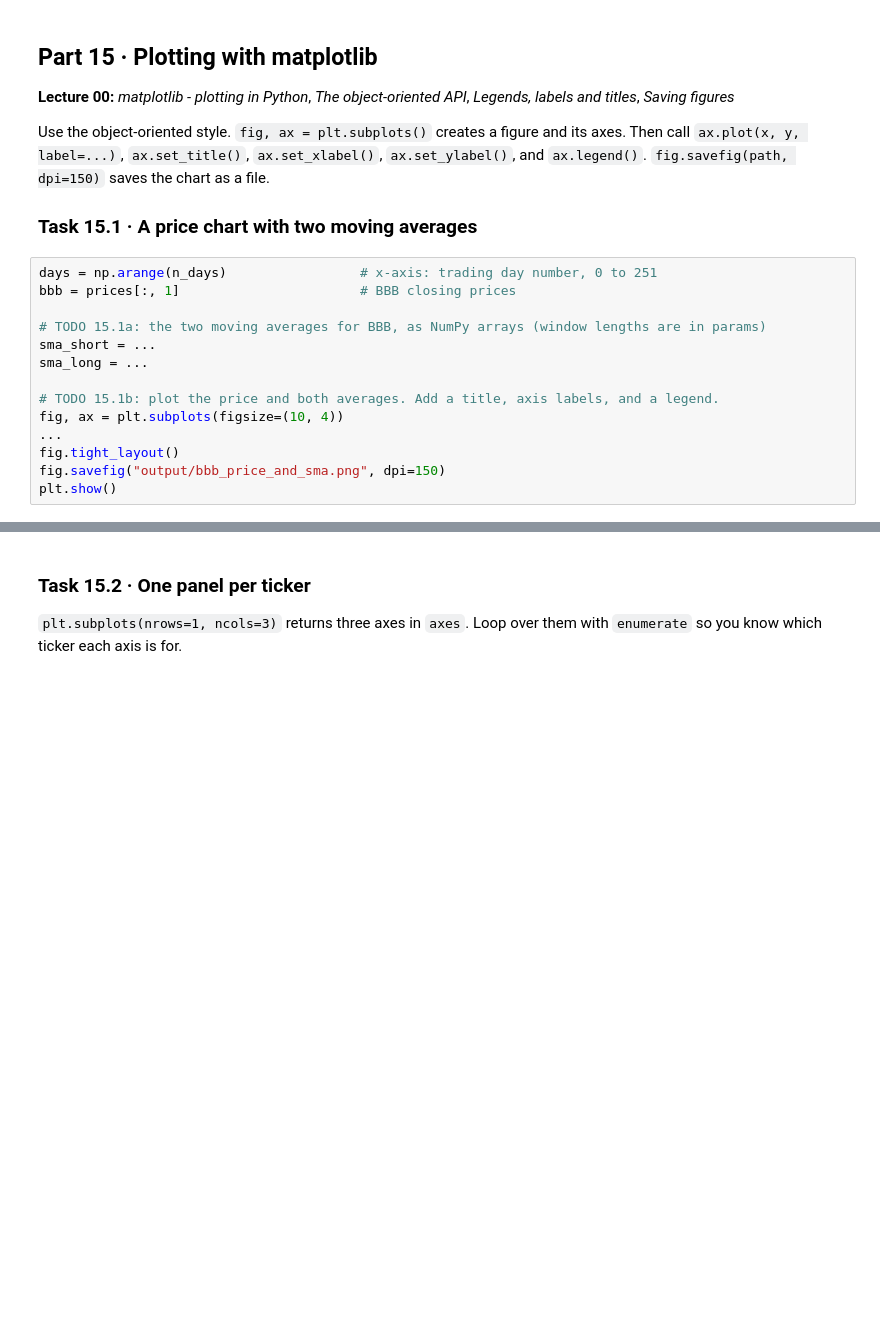
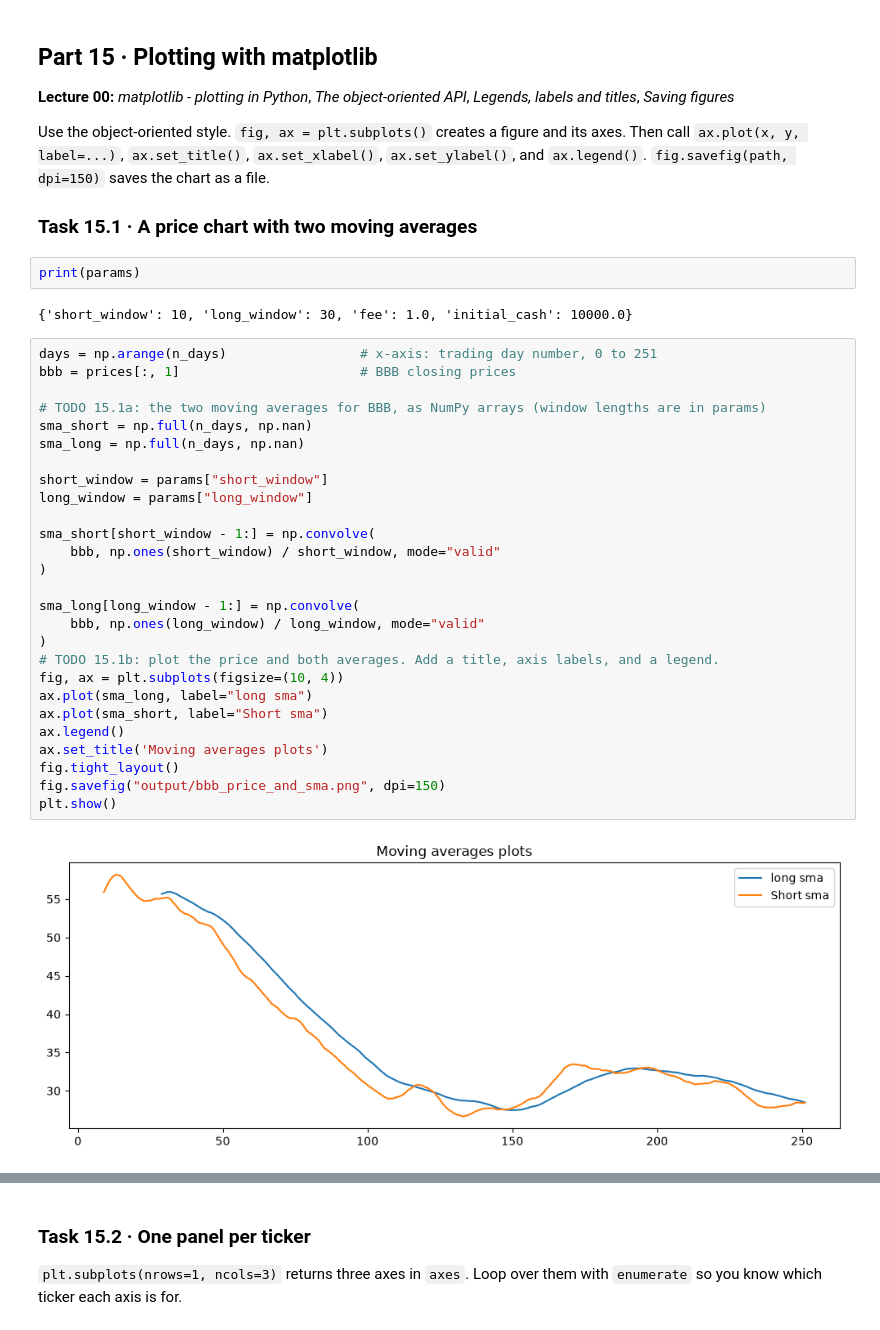
Before and after one commit to muvandii/Algorithmic_Trading_with_Python, a Jupyter notebook: Project 00_Python Basics Trading Lab/Project 00_Python Basics Trading Lab.ipynb, the cells around one changed output, grey strips where cells are left out. Saved outputs shown, nothing was run; the diff lists cells and outputs as text; blank space fills up the shorter version.

```diff
--- a/Project 00_Python Basics Trading Lab/Project 00_Python Basics Trading Lab.ipynb
+++ b/Project 00_Python Basics Trading Lab/Project 00_Python Basics Trading Lab.ipynb
@@ -1592,20 +1694,39 @@ print("✅ Task 14.12 passed")
 Use the object-oriented style. `fig, ax = plt.subplots()` creates a figure and its axes. Then call `ax.plot(x, y, label=...)`, `ax.set_title()`, `ax.set_xlabel()`, `ax.set_ylabel()`, and `ax.legend()`. `fig.savefig(path, dpi=150)` saves the chart as a file.
 
 ### Task 15.1 · A price chart with two moving averages
+# %%
+print(params)
+# %% [output]
+{'short_window': 10, 'long_window': 30, 'fee': 1.0, 'initial_cash': 10000.0}
 # %%
 days = np.arange(n_days)                 # x-axis: trading day number, 0 to 251
 bbb = prices[:, 1]                       # BBB closing prices
 
 # TODO 15.1a: the two moving averages for BBB, as NumPy arrays (window lengths are in params)
-sma_short = ...
-sma_long = ...
+sma_short = np.full(n_days, np.nan)
+sma_long = np.full(n_days, np.nan)
 
+short_window = params["short_window"]
+long_window = params["long_window"]
+
+sma_short[short_window - 1:] = np.convolve(
+    bbb, np.ones(short_window) / short_window, mode="valid"
+)
+
+sma_long[long_window - 1:] = np.convolve(
+    bbb, np.ones(long_window) / long_window, mode="valid"
+)
 # TODO 15.1b: plot the price and both averages. Add a title, axis labels, and a legend.
 fig, ax = plt.subplots(figsize=(10, 4))
-...
+ax.plot(sma_long, label="long sma")
+ax.plot(sma_short, label="Short sma")
+ax.legend()
+ax.set_title('Moving averages plots')
 fig.tight_layout()
 fig.savefig("output/bbb_price_and_sma.png", dpi=150)
 plt.show()
+# %% [output]
+[figure, added]
 # %%
 assert sma_short.shape == (n_days,) and np.isnan(sma_short[0]), "sma_short should have one value per day, starting with NaN"
 assert os.path.exists("output/bbb_price_and_sma.png"), "save the chart to output/bbb_price_and_sma.png"
```
Also changed, not shown: parts of 29 cells of this notebook.
